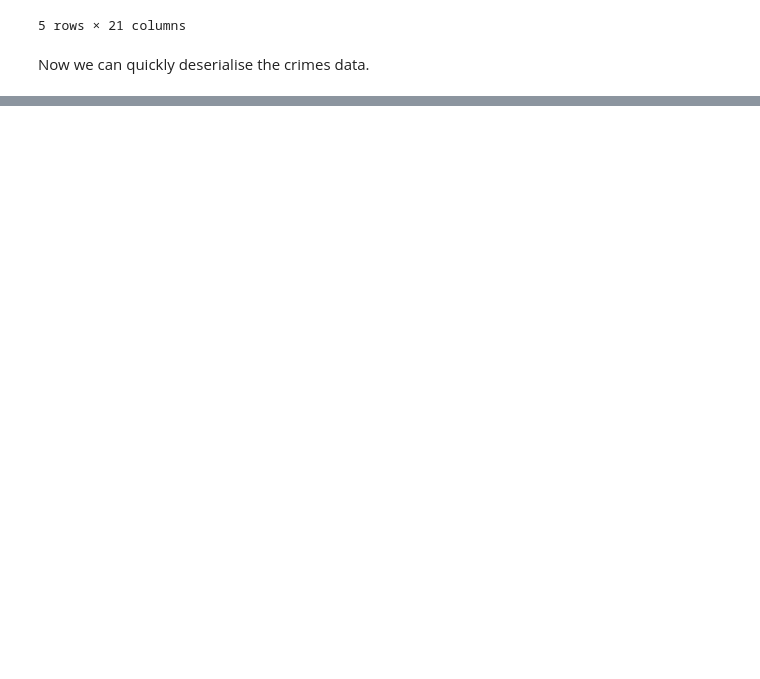
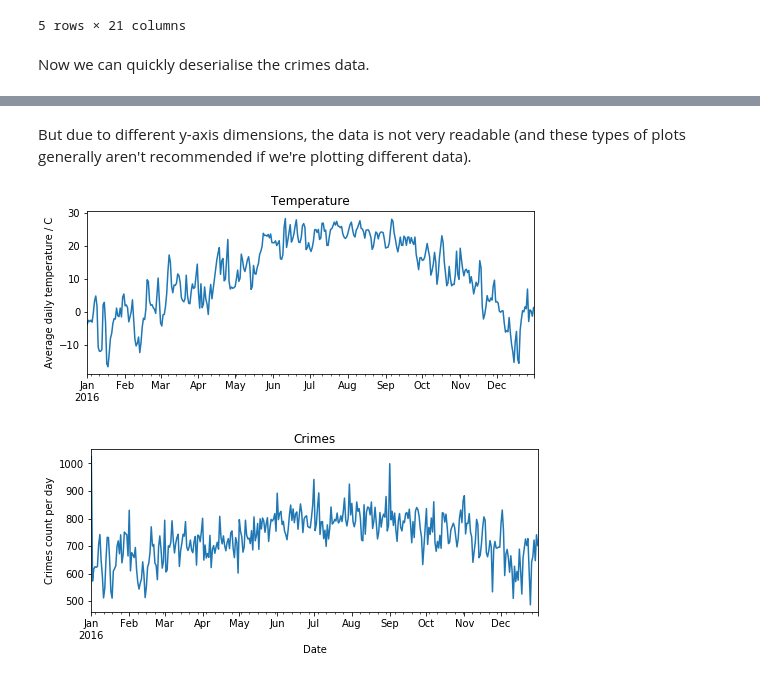
Before and after one commit to PacktPublishing/Jupyter-Notebook-for-Data-Science, a Jupyter notebook: chicago_crime_and_weather.ipynb, the cells around one changed output, grey strips where cells are left out. Saved outputs shown, nothing was run; the diff lists cells and outputs as text; code cells hidden in the pictures; blank space fills up the shorter version.

```diff
--- a/chicago_crime_and_weather.ipynb
+++ b/chicago_crime_and_weather.ipynb
@@ -42,0 +105,14 @@ crimes2016
+# %% [markdown]
+But due to different y-axis dimensions, the data is not very readable (and these types of plots generally aren't recommended if we're plotting different data).
+# %%
+figsize = (8,3)
+plt.figure()
+daily_temperature.plot(title='Temperature', figsize=figsize)
+plt.ylabel('Average daily temperature / C')
+plt.figure()
+daily_crimes.plot(title='Crimes', figsize=figsize)
+plt.ylabel('Crimes count per day')
+plt.show()
+# %% [output]
+[figure, added]
+[figure, added]
```
Also changed, not shown: parts of 22 cells of this notebook.
